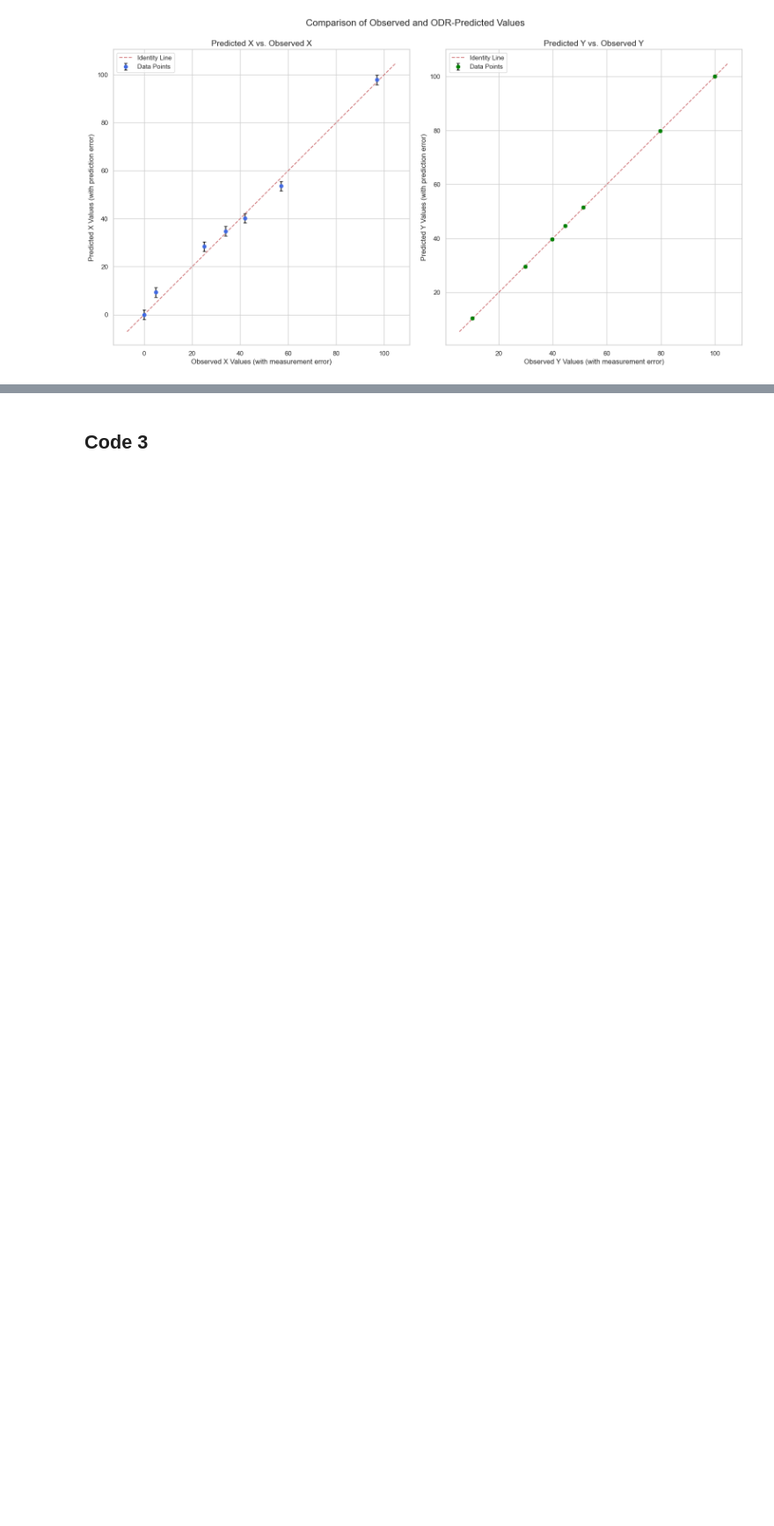
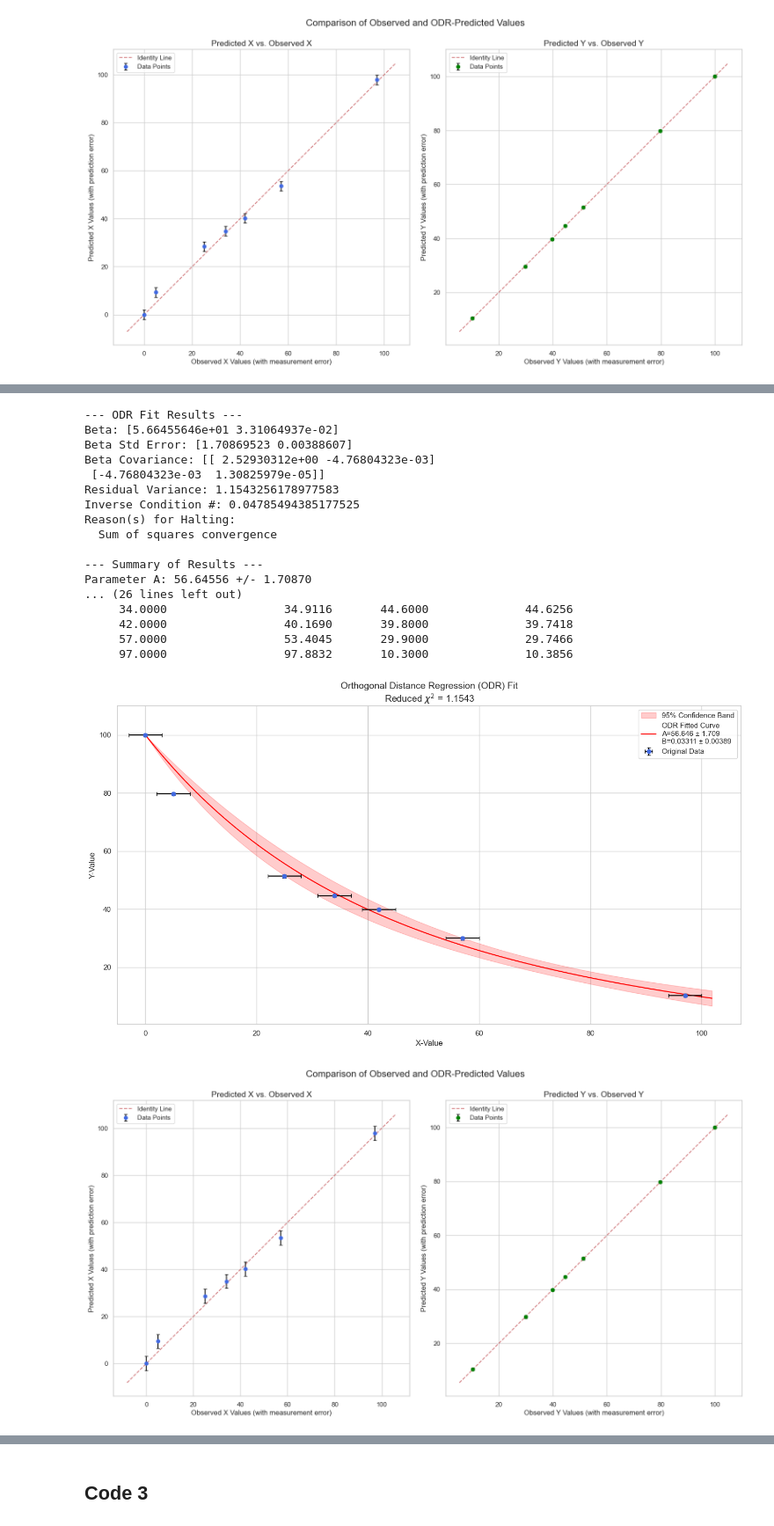
Before and after one commit to Yakovliev/quantopia, a Jupyter notebook: _sources/math/odr-code.ipynb, the cells around one changed output, grey strips where cells are left out. Shown at 88% size. Drawn from its saved outputs; the diff is of its cells as text; code cells hidden in the pictures; blank space fills up the shorter version.

```diff
--- a/_sources/math/odr-code.ipynb
+++ b/_sources/math/odr-code.ipynb
@@ -858,0 +808,53 @@ Parameter A: 56.48375 +/- 1.85220
+# %%
+def model_function(beta, x):
+    """
+    The custom function to approximate the data.
+    f(x, A, B) = A_1 * (np.exp(-B_1 * x) - 1) + A * (np.exp(-B * x) - 1) + 100
+    Note: The signature is now (beta, x) for scipy.odr.
+    """
+
+    A_1 = 56.769
+    B_1 = 0.00988
+
+    A, B = beta
+
+    return A_1 * (np.exp(-B_1 * x) - 1) + A * (np.exp(-B * x) - 1) + 100
+
+# Dataset 1
+x = np.array([0, 5, 25, 34, 42, 57, 97])
+y_obs = np.array([100, 79.7, 51.3, 44.6, 39.8, 29.9, 10.3])
+sigma_y = np.full_like(y_obs, 0.5, dtype=float)
+sigma_x = np.full_like(x, 3.0, dtype=float)
+initial_guess = [50, 0.01]
+
+# Analyze the curve fit and get results using ODR
+odr_results = analyze_odr(x, y_obs, sigma_x, sigma_y, model_function, initial_guess)
+
+# Print the metrics
+print_metrics(odr_results)
+
+# Draw the curve fit plot
+draw_curve_fit(odr_results, model_function)
+
+# Plot predicted vs observed values
+plot_predicted_vs_observed(odr_results, show_errors=True)
+# %% [output]
+--- ODR Fit Results ---
+Beta: [5.66455646e+01 3.31064937e-02]
+Beta Std Error: [1.70869523 0.00388607]
+Beta Covariance: [[ 2.52930312e+00 -4.76804323e-03]
+ [-4.76804323e-03  1.30825979e-05]]
+Residual Variance: 1.1543256178977583
+Inverse Condition #: 0.04785494385177525
+Reason(s) for Halting:
+  Sum of squares convergence
+
+--- Summary of Results ---
+Parameter A: 56.64556 +/- 1.70870
+... (26 lines left out)
+     34.0000                 34.9116       44.6000              44.6256
+     42.0000                 40.1690       39.8000              39.7418
+     57.0000                 53.4045       29.9000              29.7466
+     97.0000                 97.8832       10.3000              10.3856
+[figure, added]
+[figure, added]
```
Also changed, not shown: parts of 9 cells of this notebook, 13 other files.
